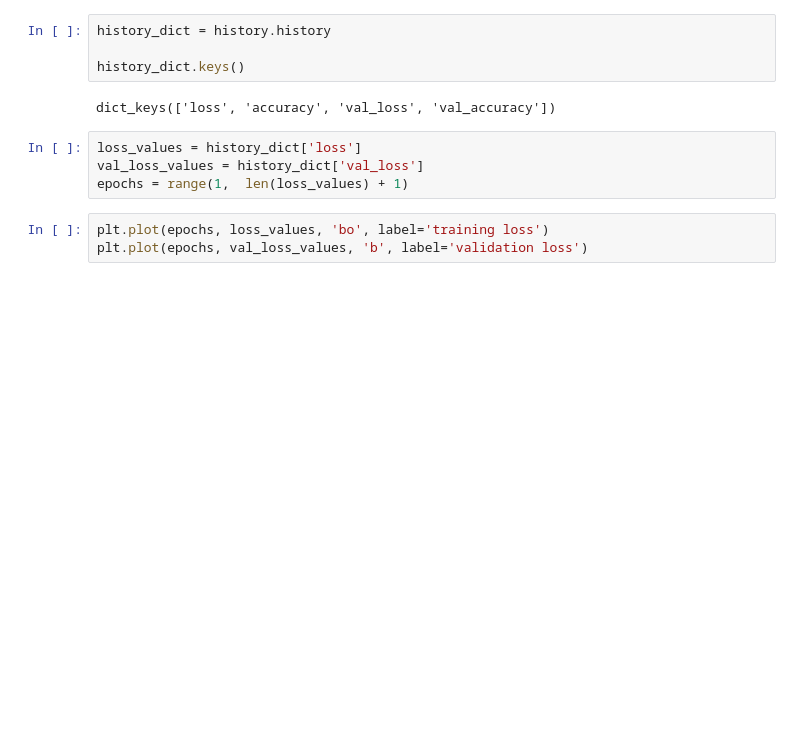
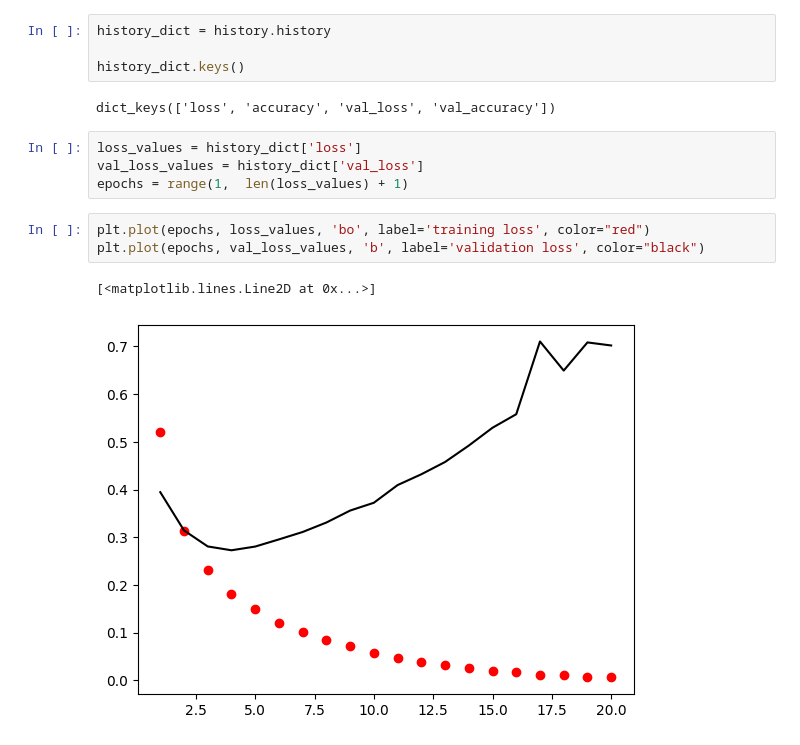
Before and after one commit to Suga7772/Deep-Learning-BWF-Mahrukh-Khan, a Jupyter notebook: Task 20/binary classification imdb.ipynb, the cells around one changed output. Cells and saved outputs as stored; diff of their text form; blank space fills up the shorter version.

```diff
--- a/Task 20/binary classification imdb.ipynb
+++ b/Task 20/binary classification imdb.ipynb
@@ -89,8 +89,11 @@ loss_values = history_dict['loss']
 val_loss_values = history_dict['val_loss']
 epochs = range(1,  len(loss_values) + 1)
 # %%
-plt.plot(epochs, loss_values, 'bo', label='training loss')
-plt.plot(epochs, val_loss_values, 'b', label='validation loss')
+plt.plot(epochs, loss_values, 'bo', label='training loss', color="red")
+plt.plot(epochs, val_loss_values, 'b', label='validation loss', color="black")
+# %% [output]
+[<matplotlib.lines.Line2D at 0x...>]
+[figure, added]
 # %%
 plt.title('Training and validation loss')
 plt.xlabel('Epochs')
```
Also changed, not shown: parts of 4 cells of this notebook, 16 other files.
